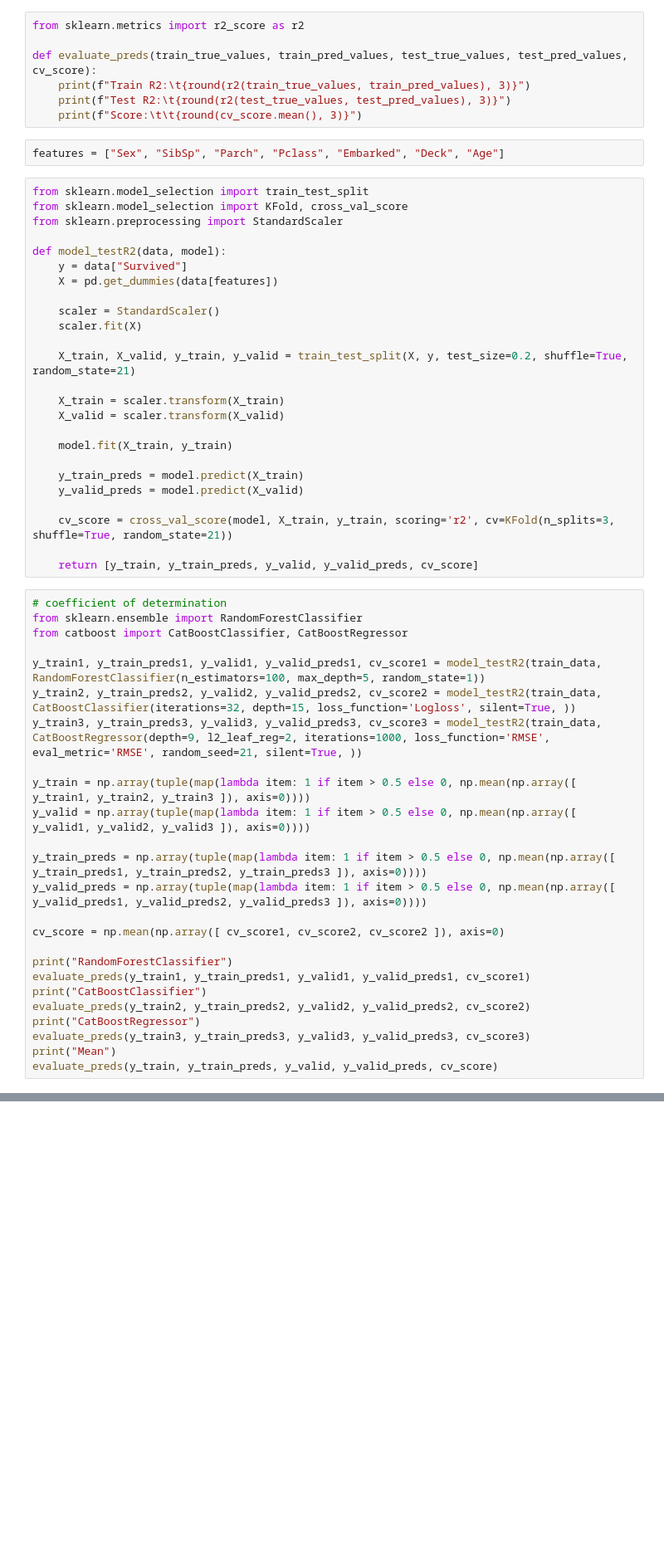
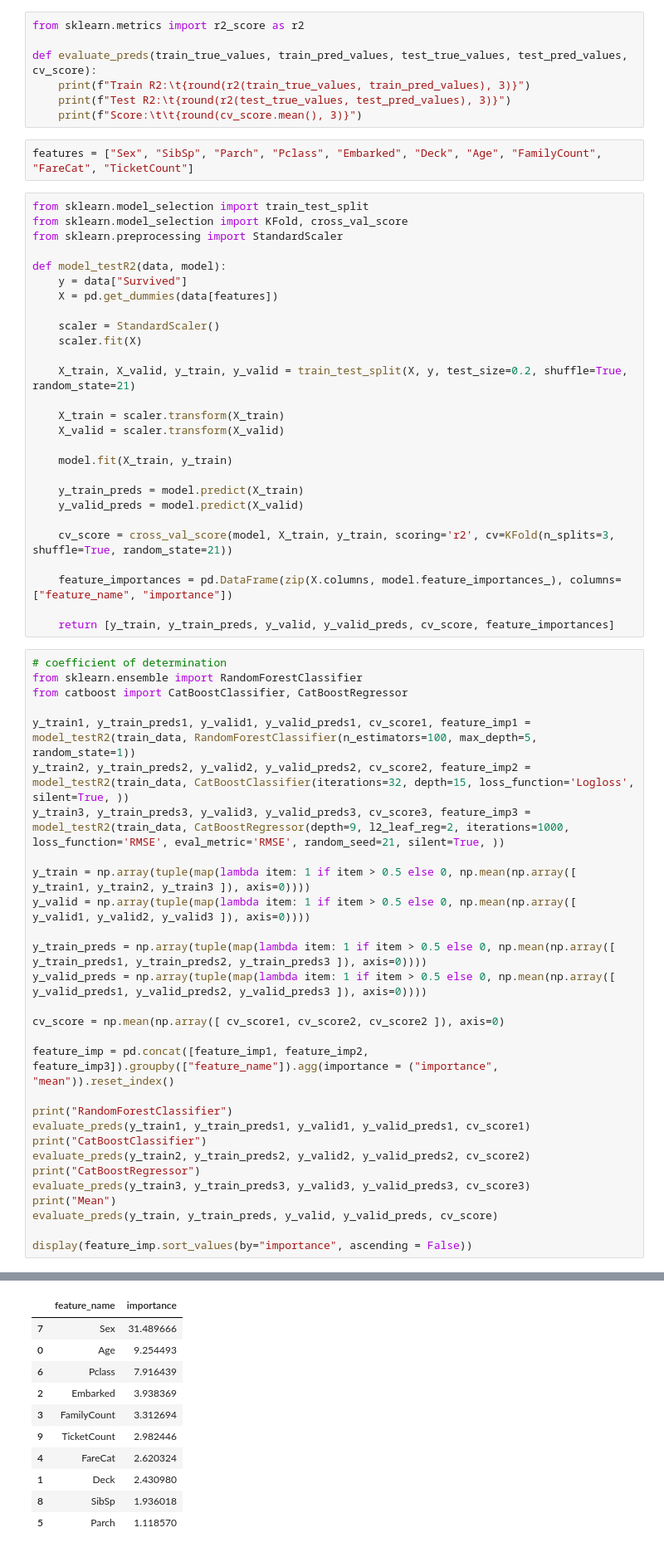
Before and after one commit to BlackStoneShadow/Python, a Jupyter notebook: MLearning/Basic/Lesson5/titanic.ipynb, the cells around one changed output, grey strips where cells are left out. Shown at 83% size. Drawn from its saved outputs; the diff is of its cells as text; blank space fills up the shorter version.

```diff
--- a/MLearning/Basic/Lesson5/titanic.ipynb
+++ b/MLearning/Basic/Lesson5/titanic.ipynb
@@ -167,7 +192,7 @@ def evaluate_preds(train_true_values, train_pred_values, test_true_values, test_
     print(f"Test R2:\t{round(r2(test_true_values, test_pred_values), 3)}")
     print(f"Score:\t\t{round(cv_score.mean(), 3)}")
 # %%
-features = ["Sex", "SibSp", "Parch", "Pclass", "Embarked", "Deck", "Age"]
+features = ["Sex", "SibSp", "Parch", "Pclass", "Embarked", "Deck", "Age", "FamilyCount", "FareCat", "TicketCount"]
 # %%
 from sklearn.model_selection import train_test_split
 from sklearn.model_selection import KFold, cross_val_score
@@ -192,15 +217,17 @@ def model_testR2(data, model):
 
     cv_score = cross_val_score(model, X_train, y_train, scoring='r2', cv=KFold(n_splits=3, shuffle=True, random_state=21))
 
-    return [y_train, y_train_preds, y_valid, y_valid_preds, cv_score]
+    feature_importances = pd.DataFrame(zip(X.columns, model.feature_importances_), columns=["feature_name", "importance"])
+
+    return [y_train, y_train_preds, y_valid, y_valid_preds, cv_score, feature_importances]
 # %%
 # coefficient of determination
 from sklearn.ensemble import RandomForestClassifier
 from catboost import CatBoostClassifier, CatBoostRegressor
 
-y_train1, y_train_preds1, y_valid1, y_valid_preds1, cv_score1 = model_testR2(train_data, RandomForestClassifier(n_estimators=100, max_depth=5, random_state=1))
-y_train2, y_train_preds2, y_valid2, y_valid_preds2, cv_score2 = model_testR2(train_data, CatBoostClassifier(iterations=32, depth=15, loss_function='Logloss', silent=True, ))
-y_train3, y_train_preds3, y_valid3, y_valid_preds3, cv_score3 = model_testR2(train_data, CatBoostRegressor(depth=9, l2_leaf_reg=2, iterations=1000, loss_function='RMSE', eval_metric='RMSE', random_seed=21, silent=True, ))
+y_train1, y_train_preds1, y_valid1, y_valid_preds1, cv_score1, feature_imp1 = model_testR2(train_data, RandomForestClassifier(n_estimators=100, max_depth=5, random_state=1))
+y_train2, y_train_preds2, y_valid2, y_valid_preds2, cv_score2, feature_imp2 = model_testR2(train_data, CatBoostClassifier(iterations=32, depth=15, loss_function='Logloss', silent=True, ))
+y_train3, y_train_preds3, y_valid3, y_valid_preds3, cv_score3, feature_imp3 = model_testR2(train_data, CatBoostRegressor(depth=9, l2_leaf_reg=2, iterations=1000, loss_function='RMSE', eval_metric='RMSE', random_seed=21, silent=True, ))
 
 y_train = np.array(tuple(map(lambda item: 1 if item > 0.5 else 0, np.mean(np.array([ y_train1, y_train2, y_train3 ]), axis=0))))
 y_valid = np.array(tuple(map(lambda item: 1 if item > 0.5 else 0, np.mean(np.array([ y_valid1, y_valid2, y_valid3 ]), axis=0))))
@@ -210,6 +237,8 @@ y_valid_preds = np.array(tuple(map(lambda item: 1 if item > 0.5 else 0, np.mean(
 
 cv_score = np.mean(np.array([ cv_score1, cv_score2, cv_score2 ]), axis=0)
 
+feature_imp = pd.concat([feature_imp1, feature_imp2, feature_imp3]).groupby(["feature_name"]).agg(importance = ("importance", "mean")).reset_index()
+
 print("RandomForestClassifier")
 evaluate_preds(y_train1, y_train_preds1, y_valid1, y_valid_preds1, cv_score1)
 print("CatBoostClassifier")
@@ -218,5 +247,7 @@ print("CatBoostRegressor")
 evaluate_preds(y_train3, y_train_preds3, y_valid3, y_valid_preds3, cv_score3)
 print("Mean")
 evaluate_preds(y_train, y_train_preds, y_valid, y_valid_preds, cv_score)
+
+display(feature_imp.sort_values(by="importance", ascending = False))
 # %% [output]
 RandomForestClassifier
@@ -238,3 +269,14 @@ Score:          0.174
+|  | feature_name | importance |
+| 7 | Sex | 31.489666 |
+| 0 | Age | 9.254493 |
+| 6 | Pclass | 7.916439 |
+| 2 | Embarked | 3.938369 |
+| 3 | FamilyCount | 3.312694 |
+| 9 | TicketCount | 2.982446 |
+| 4 | FareCat | 2.620324 |
+| 1 | Deck | 2.430980 |
+| 8 | SibSp | 1.936018 |
+| 5 | Parch | 1.118570 |
 # %%
 def model_predict(train_data, test_data, model):
     X = pd.get_dummies(train_data[features])
```
Also changed, not shown: parts of 7 cells of this notebook.
